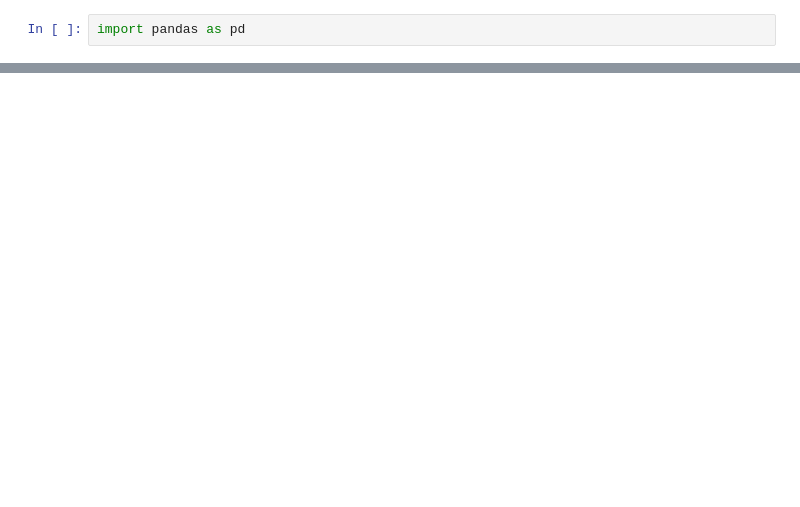
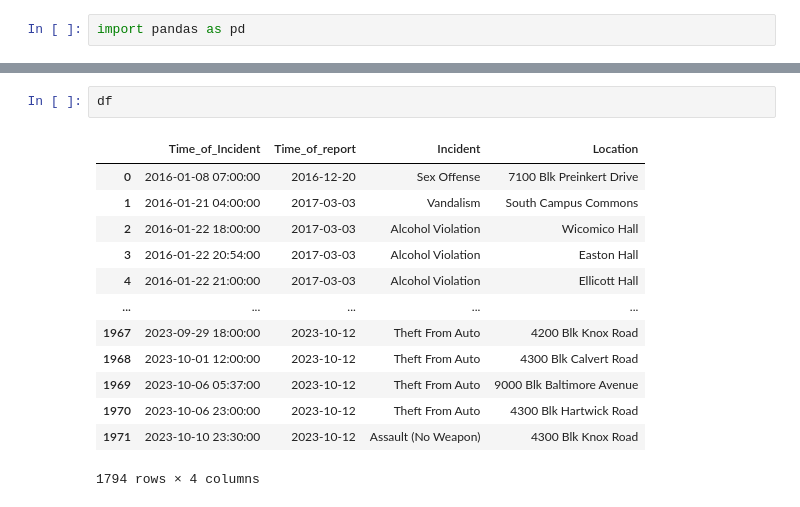
Before and after one commit to lasya1522/Technica2023, a Jupyter notebook: analysis.ipynb, the cells around one changed output, grey strips where cells are left out. Saved outputs shown, nothing was run; the diff lists cells and outputs as text; blank space fills up the shorter version.

```diff
--- a/analysis.ipynb
+++ b/analysis.ipynb
@@ -40,0 +103,16 @@ df
+# %%
+df
+# %% [output]
+|  | Time_of_Incident | Time_of_report | Incident | Location |
+| 0 | 2016-01-08 07:00:00 | 2016-12-20 | Sex Offense | 7100 Blk Preinkert Drive |
+| 1 | 2016-01-21 04:00:00 | 2017-03-03 | Vandalism | South Campus Commons |
+| 2 | 2016-01-22 18:00:00 | 2017-03-03 | Alcohol Violation | Wicomico Hall |
+| 3 | 2016-01-22 20:54:00 | 2017-03-03 | Alcohol Violation | Easton Hall |
+| 4 | 2016-01-22 21:00:00 | 2017-03-03 | Alcohol Violation | Ellicott Hall |
+| ... | ... | ... | ... | ... |
+| 1967 | 2023-09-29 18:00:00 | 2023-10-12 | Theft From Auto | 4200 Blk Knox Road |
+| 1968 | 2023-10-01 12:00:00 | 2023-10-12 | Theft From Auto | 4300 Blk Calvert Road |
+| 1969 | 2023-10-06 05:37:00 | 2023-10-12 | Theft From Auto | 9000 Blk Baltimore Avenue |
+| 1970 | 2023-10-06 23:00:00 | 2023-10-12 | Theft From Auto | 4300 Blk Hartwick Road |
+| 1971 | 2023-10-10 23:30:00 | 2023-10-12 | Assault (No Weapon) | 4300 Blk Knox Road |
+1794 rows × 4 columns
```
Also changed, not shown: parts of 12 cells of this notebook, 1 other file.
